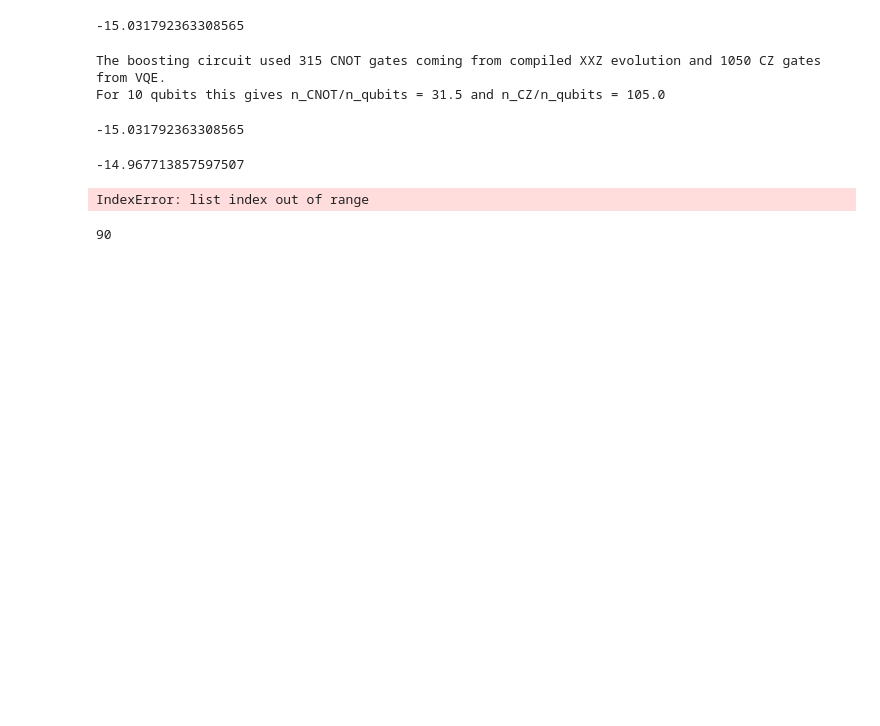
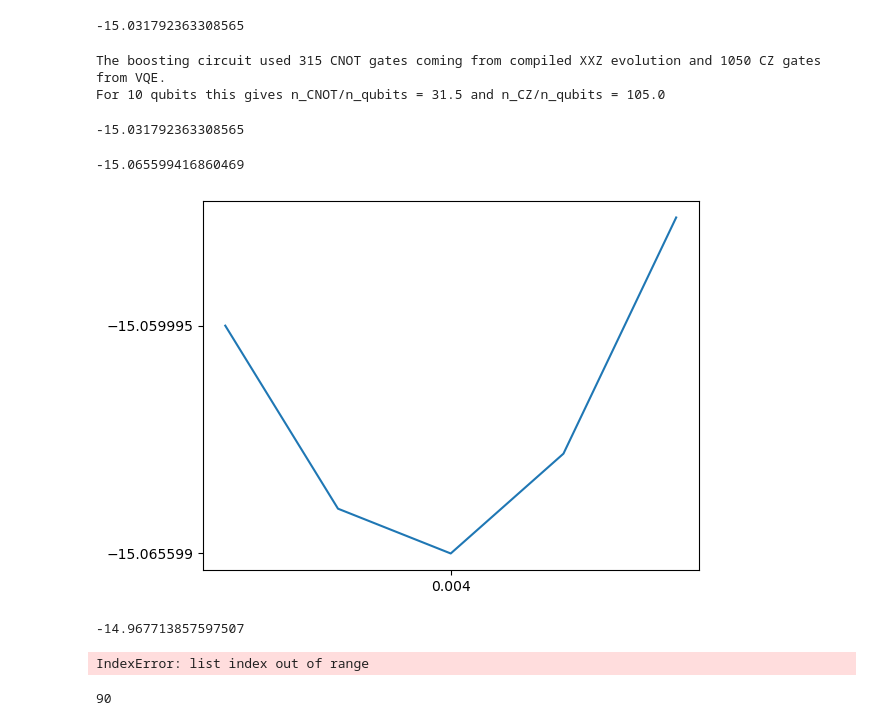
Before and after one commit to qiboteam/boostvqe, a Jupyter notebook: notebooks/gci_ISING.ipynb, the cells around one changed output. Saved outputs shown, nothing was run; the diff lists cells and outputs as text; code cells hidden in the pictures; blank space fills up the shorter version.

```diff
--- a/notebooks/gci_ISING.ipynb
+++ b/notebooks/gci_ISING.ipynb
@@ -223,18 +223,21 @@ For 10 qubits this gives n_CNOT/n_qubits = 31.5 and n_CZ/n_qubits = 105.0
 # %%
 gci3.mode_double_bracket_rotation = DoubleBracketRotationType.group_commutator_third_order_reduced
 losses = []
-times = np.linspace(3e-3,6e-3,5)
+times = np.linspace(2e-3,6e-3,5)
 b_rand2 = [1+np.sin(b)+a for a,b in zip(np.random.rand(10)*.6,np.linspace(0,1,10))]
 b_rand222 = [a+b for a,b in zip(np.random.rand(10)*.006,np.linspace(4,2,10))]
 eo_d = MagneticFieldEvolutionOracle(b_rand2)
 eo_d_Ising = IsingNNEvolutionOracle(b_rand2,b_rand222)
 for s in times:
     losses.append(gci3.loss(s, eo_d_Ising))
 plt.plot(times,losses)
 plt.yticks([losses[0],losses[np.argmin(losses)]])
 plt.xticks([times[np.argmin(losses)]])
 print(min(losses))
 s_gci_1_2nd = times[np.argmin(losses)]
+# %% [output]
+-15.065599416860469
+[figure, added]
 # %%
 
 
```
Also changed, not shown: parts of 1 cell of this notebook.
